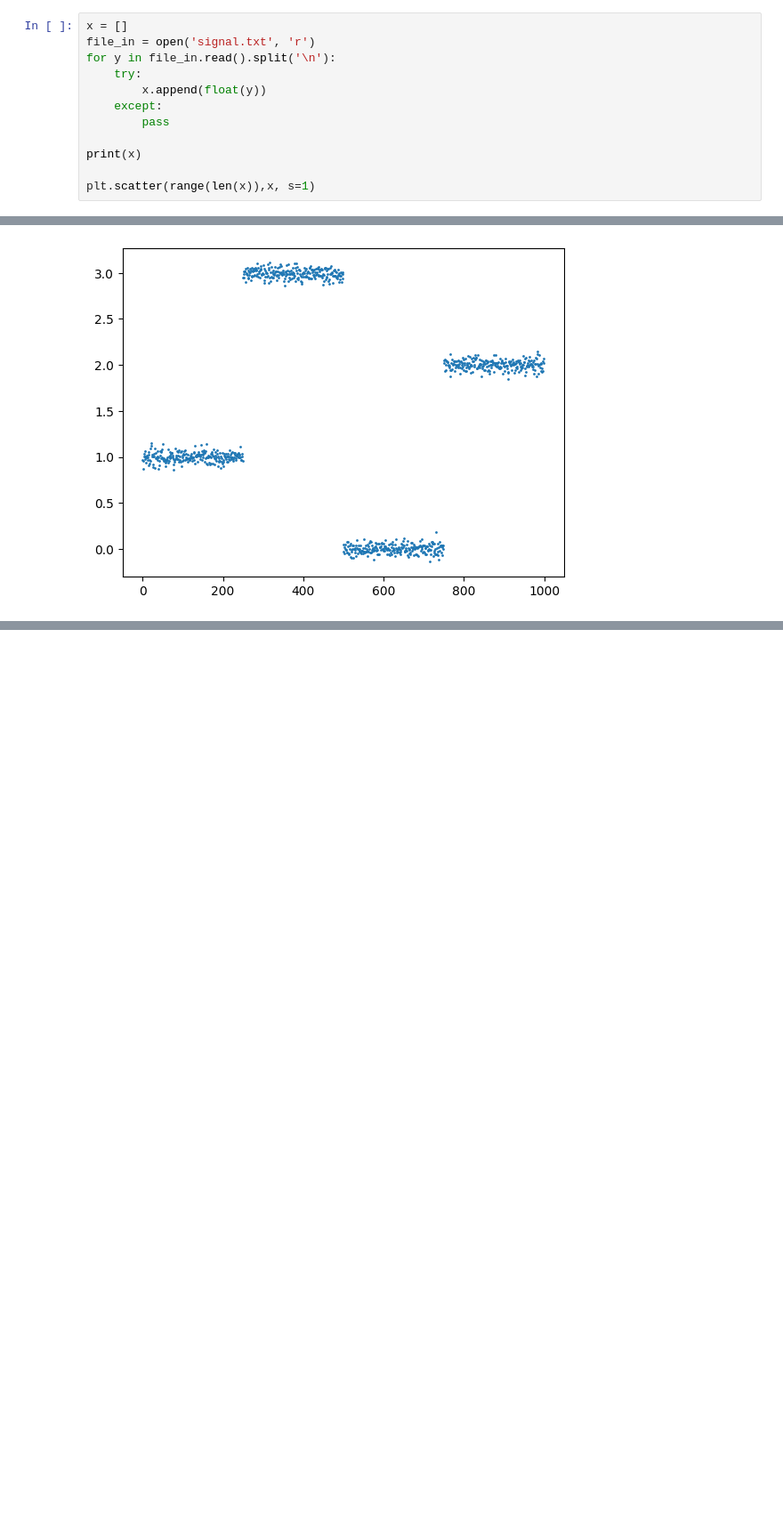
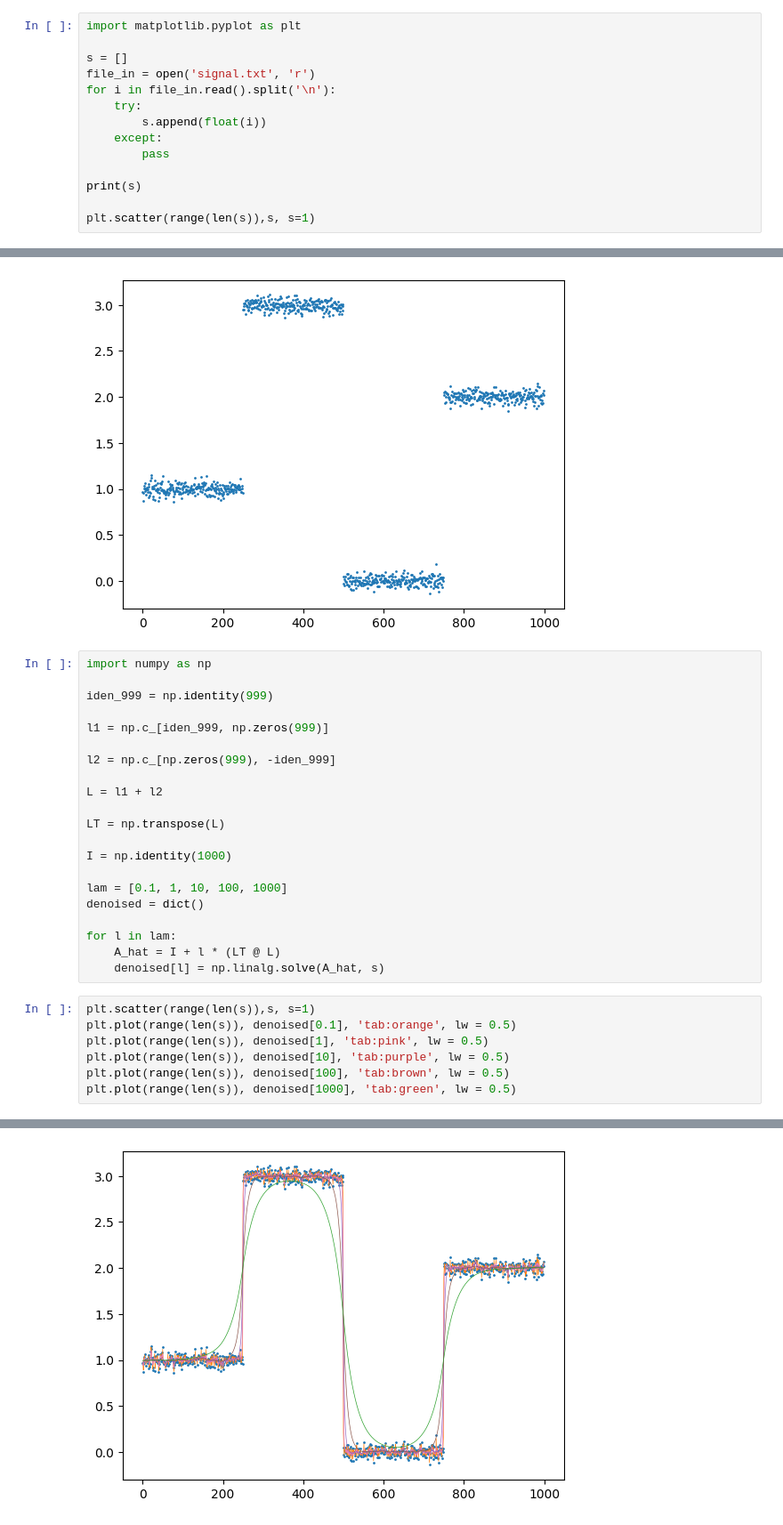
Before and after one commit to max-fricker/optimisation, a Jupyter notebook: rough.ipynb, the cells around one changed output, grey strips where cells are left out. Shown at 89% size. Drawn from its saved outputs; the diff is of its cells as text; blank space fills up the shorter version.

Commit message:
Solved for part 2

```diff
--- a/rough.ipynb
+++ b/rough.ipynb
@@ -56,16 +1,47 @@ print(float('2.0694515707196435e+00'))
 # %%
-x = []
+import matplotlib.pyplot as plt
+
+s = []
 file_in = open('signal.txt', 'r')
-for y in file_in.read().split('\n'):
+for i in file_in.read().split('\n'):
     try:
-        x.append(float(y))
+        s.append(float(i))
     except:
         pass
 
-print(x)
+print(s)
 
-plt.scatter(range(len(x)),x, s=1)
+plt.scatter(range(len(s)),s, s=1)
 # %% [output]
 [0.9702551029463707, 0.956039680371489, 0.8711555996679811, 1.0323970330260082, 1.007332451924372, 1.0670651739493564, 0.9720375967838575, 1.002286553459284, 0.9345125204247526, 0.9948514888094536, 1. ...
 <matplotlib.collections.PathCollection at 0x...>
 [figure]
+# %%
+import numpy as np
+
+iden_999 = np.identity(999)
+
+l1 = np.c_[iden_999, np.zeros(999)]
+
+l2 = np.c_[np.zeros(999), -iden_999]
+
+L = l1 + l2
+
+LT = np.transpose(L)
+
+I = np.identity(1000)
+
+lam = [0.1, 1, 10, 100, 1000]
+denoised = dict()
+
+for l in lam:
+    A_hat = I + l * (LT @ L)
+    denoised[l] = np.linalg.solve(A_hat, s)
+# %%
+plt.scatter(range(len(s)),s, s=1)
+plt.plot(range(len(s)), denoised[0.1], 'tab:orange', lw = 0.5)
+plt.plot(range(len(s)), denoised[1], 'tab:pink', lw = 0.5)
+plt.plot(range(len(s)), denoised[10], 'tab:purple', lw = 0.5)
+plt.plot(range(len(s)), denoised[100], 'tab:brown', lw = 0.5)
+plt.plot(range(len(s)), denoised[1000], 'tab:green', lw = 0.5)
+# %% [output]
@@ -71,0 +49 @@ plt.scatter(range(len(x)),x, s=1)
+[figure, added]
```
Also changed, not shown: parts of 9 cells of this notebook.
